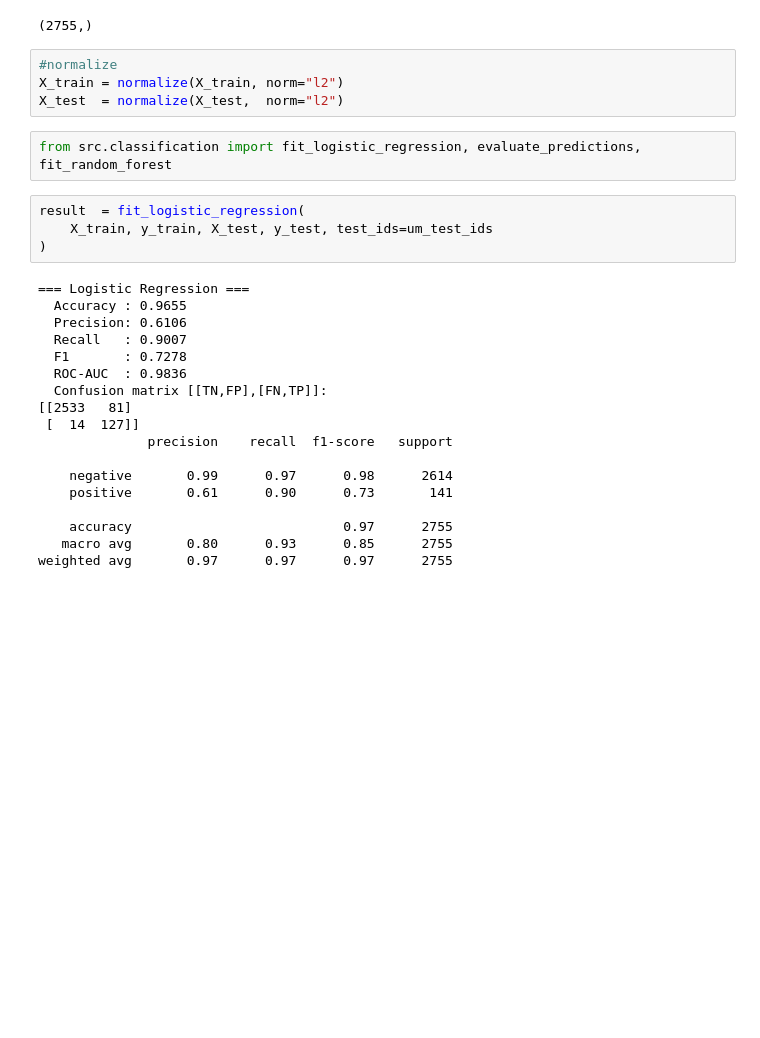
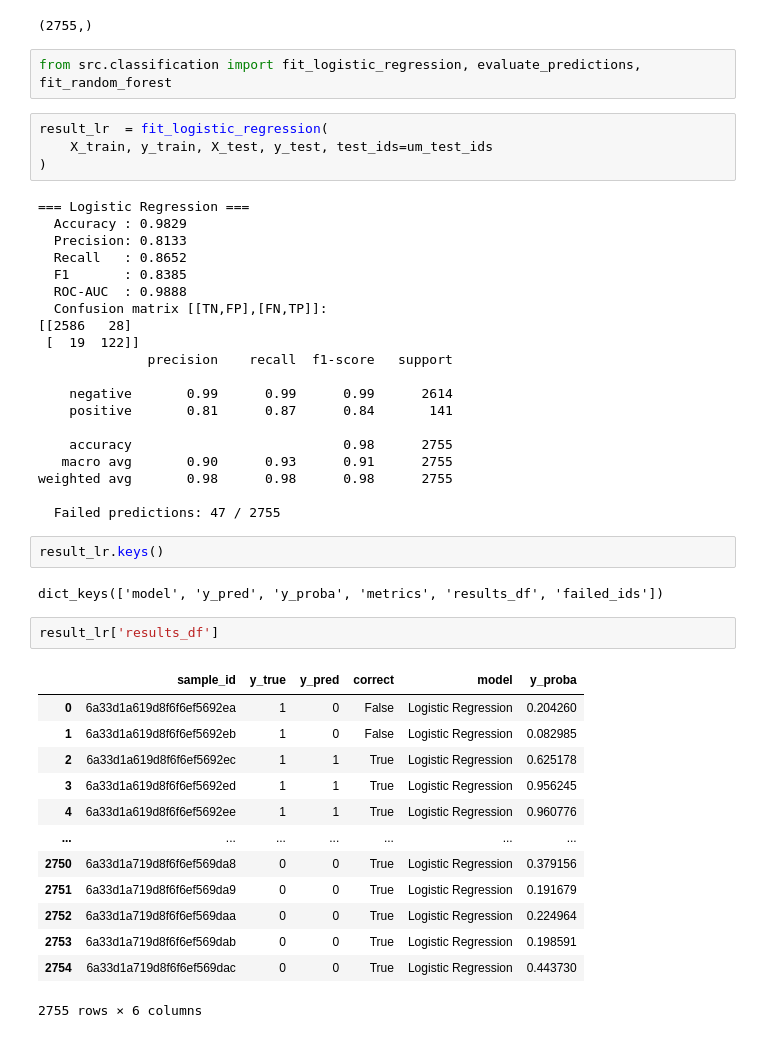
Before and after one commit to emanuel-gf/Dugongs_IRISA-MARBEC-LIRMM, a Jupyter notebook: chapter3/classification.ipynb, the cells around one changed output. Drawn from its saved outputs; the diff is of its cells as text; blank space fills up the shorter version.

```diff
--- a/chapter3/classification.ipynb
+++ b/chapter3/classification.ipynb
@@ -133,31 +207,49 @@ y_train.shape
 y_test.shape
 # %% [output]
 (2755,)
-# %%
-#normalize
-X_train = normalize(X_train, norm="l2")
-X_test  = normalize(X_test,  norm="l2")
 # %%
 from src.classification import fit_logistic_regression, evaluate_predictions, fit_random_forest
 # %%
-result  = fit_logistic_regression(
+result_lr  = fit_logistic_regression(
     X_train, y_train, X_test, y_test, test_ids=um_test_ids
 )
 # %% [output]
 === Logistic Regression ===
-  Accuracy : 0.9655
-  Precision: 0.6106
-  Recall   : 0.9007
-  F1       : 0.7278
-  ROC-AUC  : 0.9836
+  Accuracy : 0.9829
+  Precision: 0.8133
+  Recall   : 0.8652
+  F1       : 0.8385
+  ROC-AUC  : 0.9888
   Confusion matrix [[TN,FP],[FN,TP]]:
-[[2533   81]
- [  14  127]]
+[[2586   28]
+ [  19  122]]
               precision    recall  f1-score   support
 
-    negative       0.99      0.97      0.98      2614
-    positive       0.61      0.90      0.73       141
+    negative       0.99      0.99      0.99      2614
+    positive       0.81      0.87      0.84       141
 
-    accuracy                           0.97      2755
-   macro avg       0.80      0.93      0.85      2755
-weighted avg       0.97      0.97      0.97      2755
+    accuracy                           0.98      2755
+   macro avg       0.90      0.93      0.91      2755
+weighted avg       0.98      0.98      0.98      2755
+
+  Failed predictions: 47 / 2755
+# %%
+result_lr.keys()
+# %% [output]
+dict_keys(['model', 'y_pred', 'y_proba', 'metrics', 'results_df', 'failed_ids'])
+# %%
+result_lr['results_df']
+# %% [output]
+|  | sample_id | y_true | y_pred | correct | model | y_proba |
+| 0 | 6a33d1a619d8f6f6ef5692ea | 1 | 0 | False | Logistic Regression | 0.204260 |
+| 1 | 6a33d1a619d8f6f6ef5692eb | 1 | 0 | False | Logistic Regression | 0.082985 |
+| 2 | 6a33d1a619d8f6f6ef5692ec | 1 | 1 | True | Logistic Regression | 0.625178 |
+| 3 | 6a33d1a619d8f6f6ef5692ed | 1 | 1 | True | Logistic Regression | 0.956245 |
+| 4 | 6a33d1a619d8f6f6ef5692ee | 1 | 1 | True | Logistic Regression | 0.960776 |
+| ... | ... | ... | ... | ... | ... | ... |
+| 2750 | 6a33d1a719d8f6f6ef569da8 | 0 | 0 | True | Logistic Regression | 0.379156 |
+| 2751 | 6a33d1a719d8f6f6ef569da9 | 0 | 0 | True | Logistic Regression | 0.191679 |
+| 2752 | 6a33d1a719d8f6f6ef569daa | 0 | 0 | True | Logistic Regression | 0.224964 |
+| 2753 | 6a33d1a719d8f6f6ef569dab | 0 | 0 | True | Logistic Regression | 0.198591 |
+| 2754 | 6a33d1a719d8f6f6ef569dac | 0 | 0 | True | Logistic Regression | 0.443730 |
+2755 rows × 6 columns
```
Also changed, not shown: parts of 29 cells of this notebook, 6 other files.
